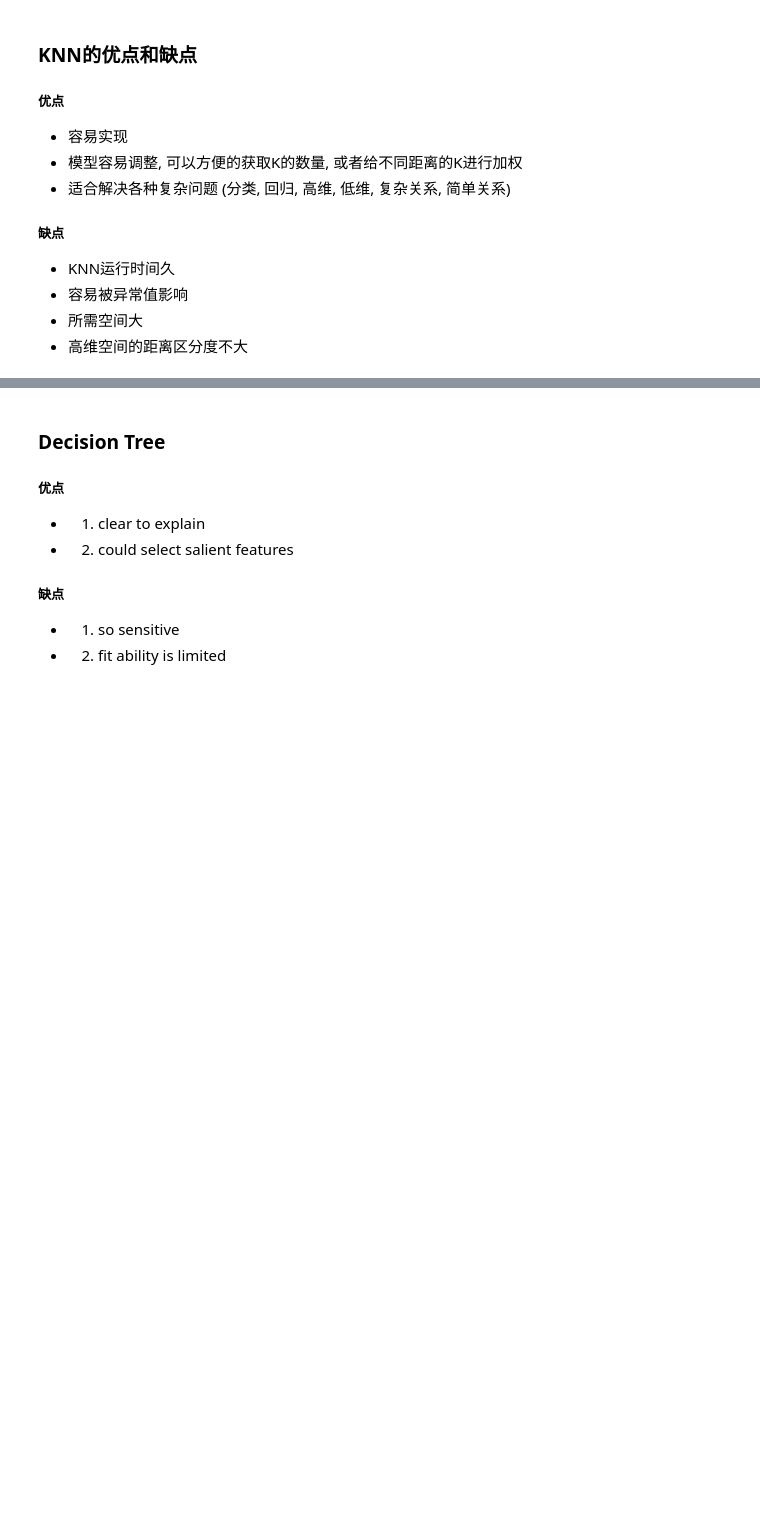
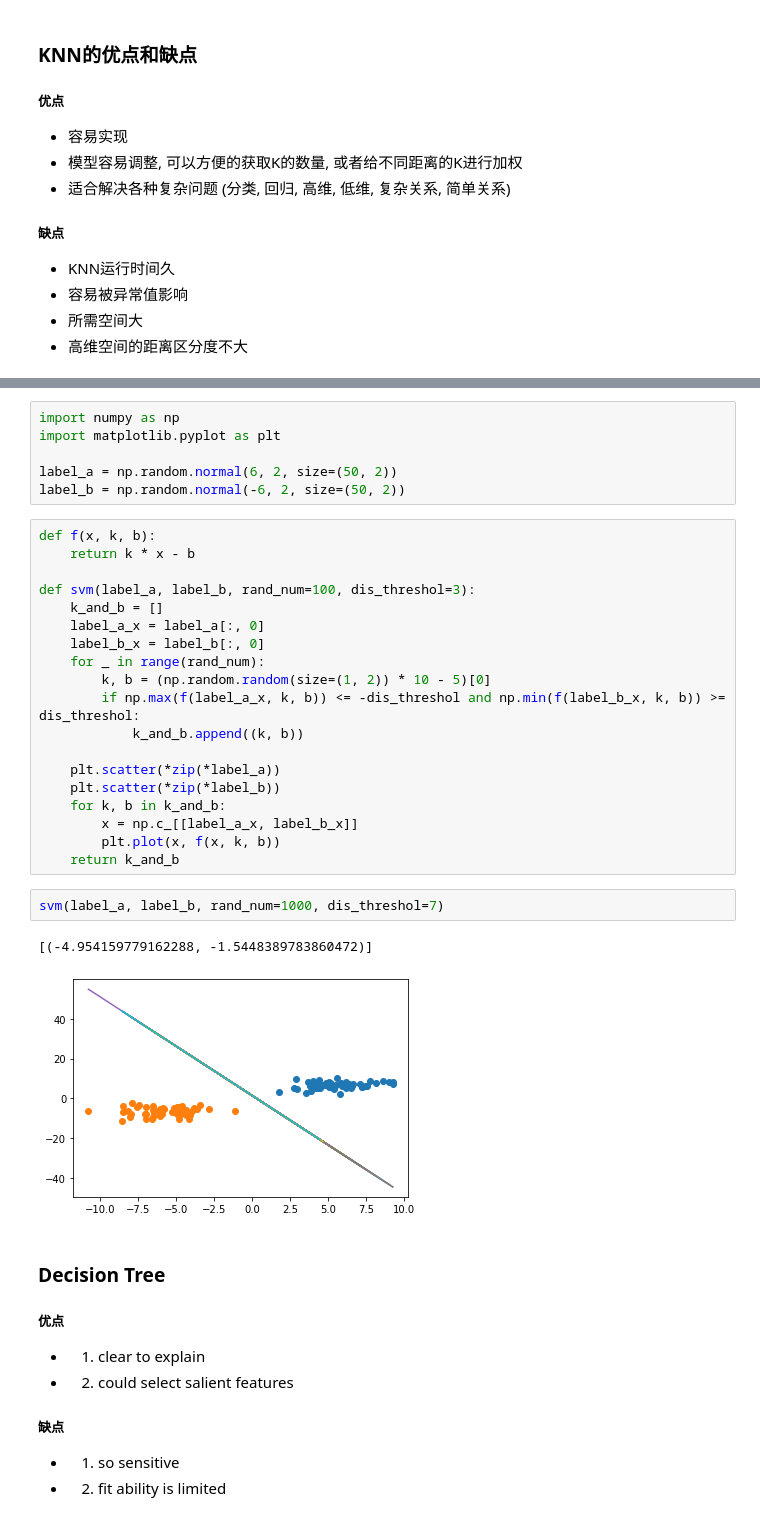
Before and after one commit to happiless/God-Of-AI, a Jupyter notebook: com/happiless/02_ai_core/02_机器学习/03_常用机器学习模型/01_常用机器学习模型.ipynb, the cells around one changed output, grey strips where cells are left out. Cells and saved outputs as stored; diff of their text form; blank space fills up the shorter version.

```diff
--- a/com/happiless/02_ai_core/02_机器学习/03_常用机器学习模型/01_常用机器学习模型.ipynb
+++ b/com/happiless/02_ai_core/02_机器学习/03_常用机器学习模型/01_常用机器学习模型.ipynb
@@ -25,3 +46,33 @@
+# %%
+import numpy as np
+import matplotlib.pyplot as plt
+
+label_a = np.random.normal(6, 2, size=(50, 2))
+label_b = np.random.normal(-6, 2, size=(50, 2))
+# %%
+def f(x, k, b):
+    return k * x - b
+
+def svm(label_a, label_b, rand_num=100, dis_threshol=3):
+    k_and_b = []
+    label_a_x = label_a[:, 0]
+    label_b_x = label_b[:, 0]
+    for _ in range(rand_num):
+        k, b = (np.random.random(size=(1, 2)) * 10 - 5)[0]
+        if np.max(f(label_a_x, k, b)) <= -dis_threshol and np.min(f(label_b_x, k, b)) >= dis_threshol:
+            k_and_b.append((k, b))
+
+    plt.scatter(*zip(*label_a))
+    plt.scatter(*zip(*label_b))
+    for k, b in k_and_b:
+        x = np.c_[[label_a_x, label_b_x]]
+        plt.plot(x, f(x, k, b))
+    return k_and_b
+# %%
+svm(label_a, label_b, rand_num=1000, dis_threshol=7)
+# %% [output]
+[(-4.954159779162288, -1.5448389783860472)]
+[figure, added]
 # %% [markdown]
 ### Decision Tree
 ##### 优点
```
Also changed, not shown: parts of 22 cells of this notebook, 18 other files.
